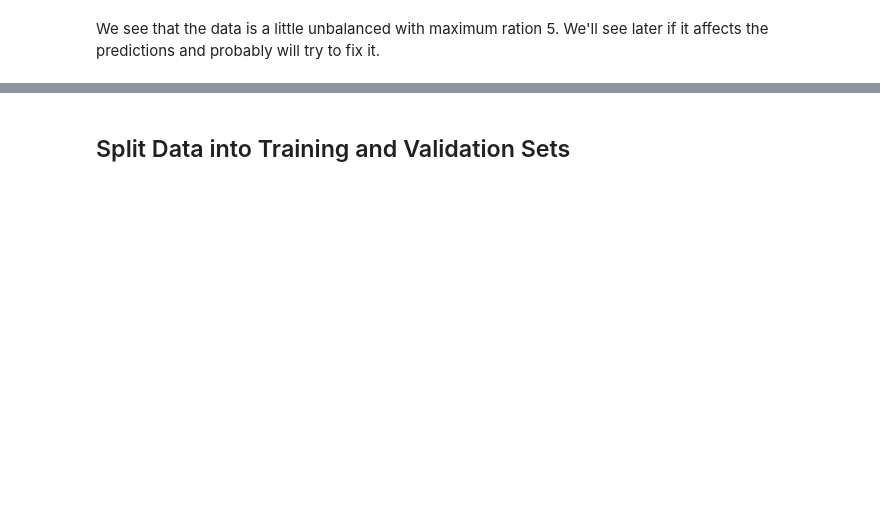
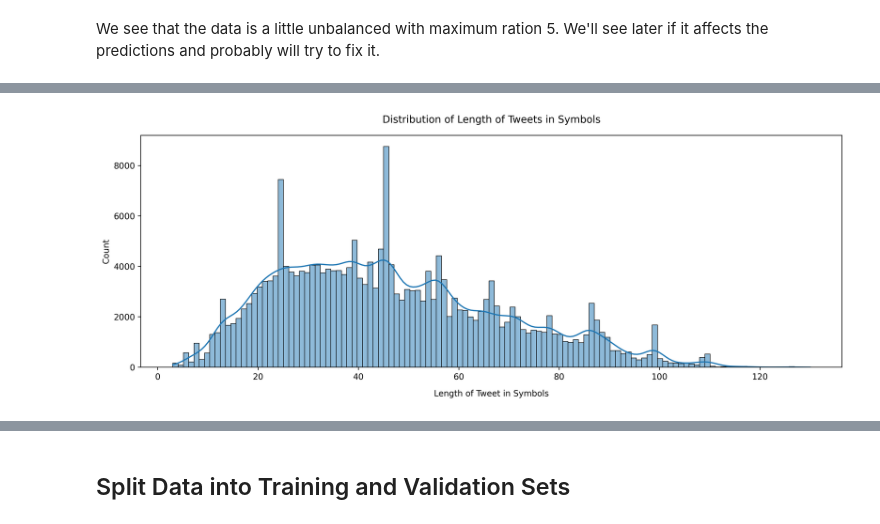
Before and after one commit to kosokolovskiy-projects/main, a Jupyter notebook: jupyter_notebooks/predicting_emojis_in_tweets/Predicting_Emojis_in_Tweets.ipynb, the cells around one changed output, grey strips where cells are left out. Cells and saved outputs as stored; diff of their text form; code cells hidden in the pictures; blank space fills up the shorter version.

```diff
--- a/jupyter_notebooks/predicting_emojis_in_tweets/Predicting_Emojis_in_Tweets.ipynb
+++ b/jupyter_notebooks/predicting_emojis_in_tweets/Predicting_Emojis_in_Tweets.ipynb
@@ -249,9 +303,11 @@ upload_csv(tweets_df, 'preprocessed_tweets')
 # %%
 plt.figure(figsize=(15, 5), dpi=350)
 sns.histplot(data=tweets_df, x=tweets_df['tweets_preprocessed'].apply(len), kde=True)
 plt.xlabel('Length of Tweet in Symbols', labelpad=10)
 plt.title('Distribution of Length of Tweets in Symbols', pad=15);
-upload_plot('Tweet_Length_Symbols_Distribution')
+# upload_plot('Tweet_Length_Symbols_Distribution')
+# %% [output]
+[figure, added]
 # %%
 plt.figure(figsize=(15, 5), dpi=350)
 sns.histplot(data=tweets_df, x=tweets_df['tweets_preprocessed'].apply(lambda x: x.split(' ')).apply(len))
```
Also changed, not shown: parts of 27 cells of this notebook, 5 other files.
